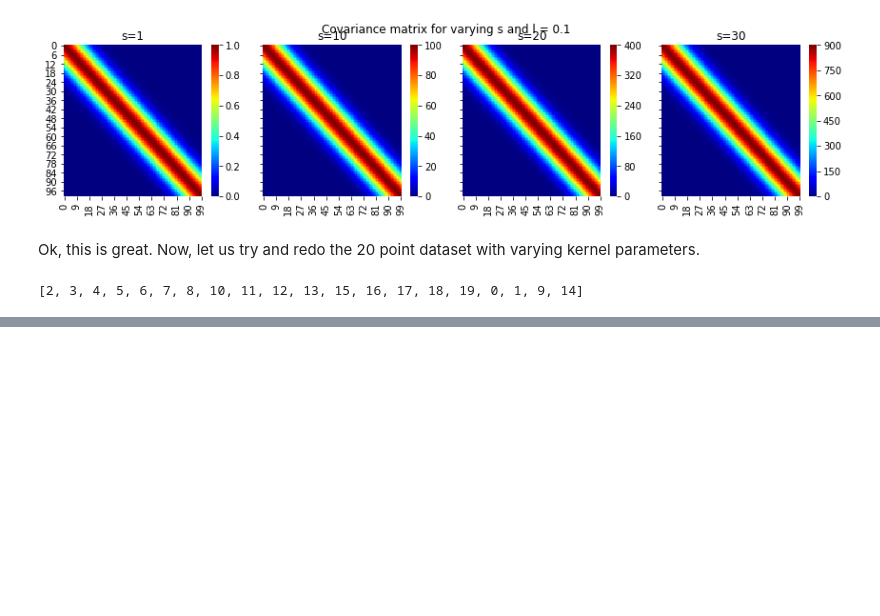
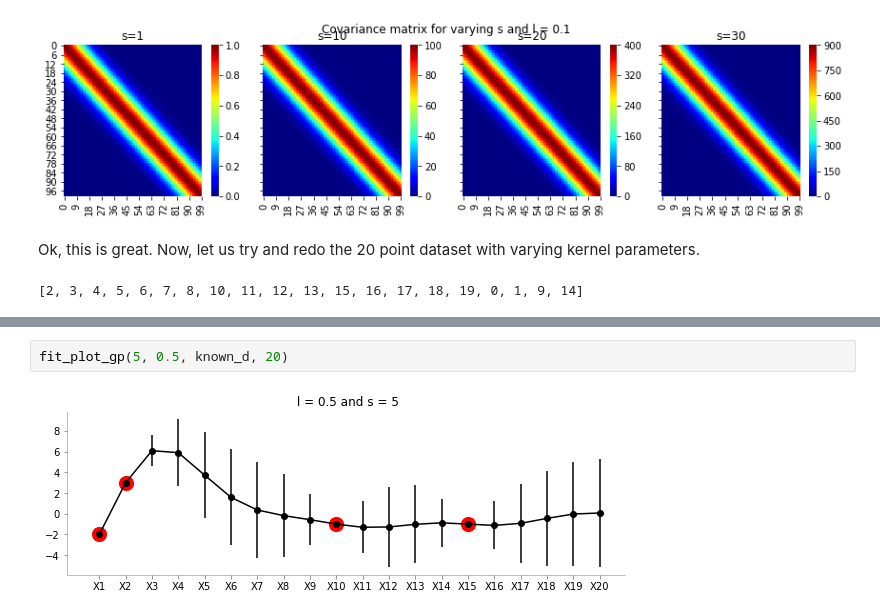
Before and after one commit to lhanappa/nipunbatra.github.io, a Jupyter notebook: blog/2019/GP-1.ipynb, the cells around one changed output, grey strips where cells are left out. Saved outputs shown, nothing was run; the diff lists cells and outputs as text; blank space fills up the shorter version.

```diff
--- a/blog/2019/GP-1.ipynb
+++ b/blog/2019/GP-1.ipynb
@@ -917,0 +895,4 @@ dtype: float64
+# %%
+fit_plot_gp(5, 0.5, known_d, 20)
+# %% [output]
+[figure, added]
```
Also changed, not shown: parts of 5 cells of this notebook.
